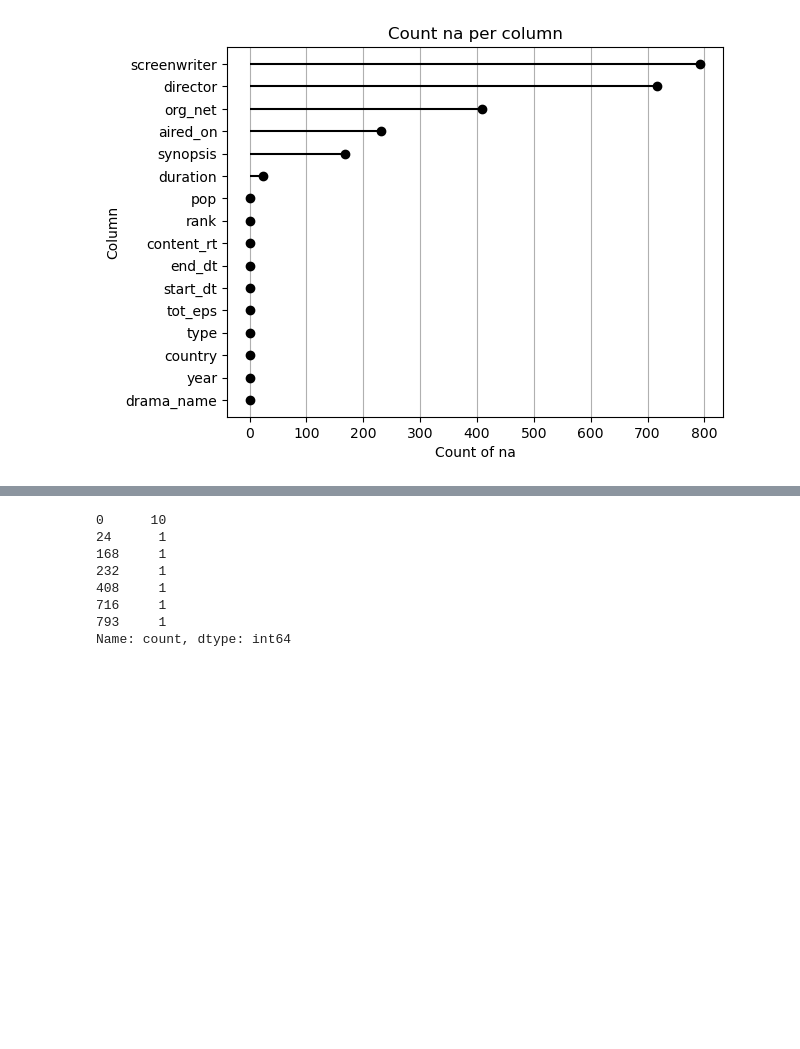
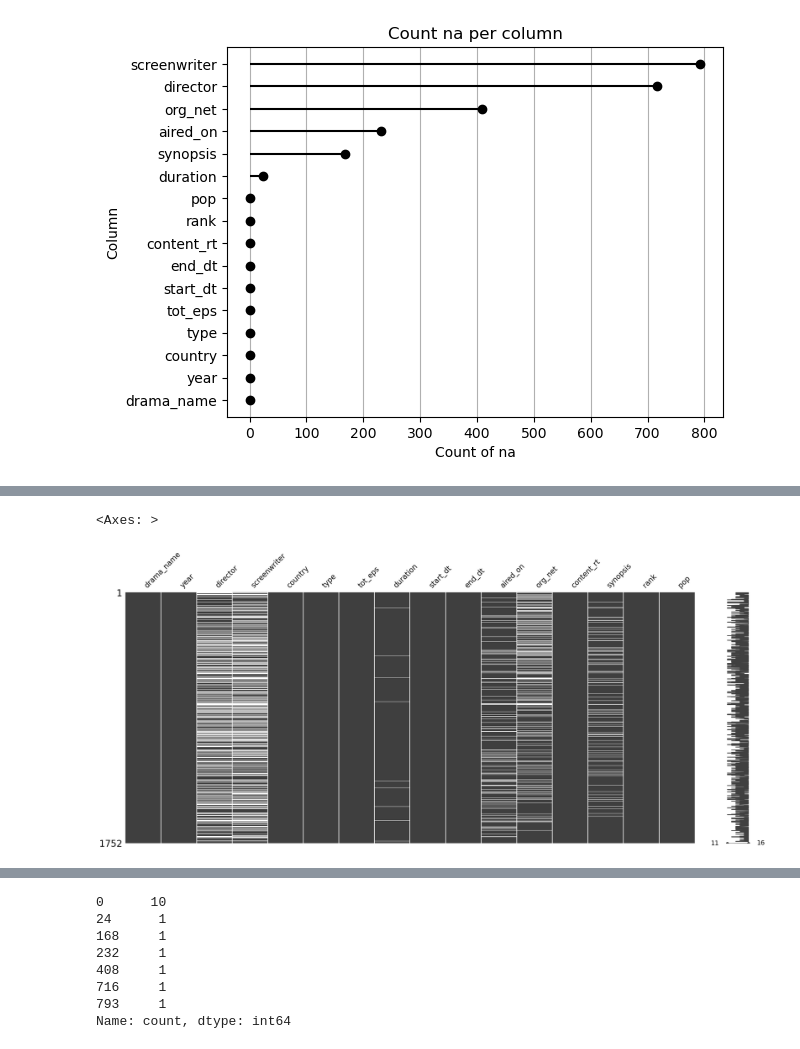
Before and after one commit to gfranciscoerazom/analysis-k-dramas, a Jupyter notebook: jupyternotebook/korean_drama.ipynb, the cells around one changed output, grey strips where cells are left out. Saved outputs shown, nothing was run; the diff lists cells and outputs as text; code cells hidden in the pictures; blank space fills up the shorter version.

```diff
--- a/jupyternotebook/korean_drama.ipynb
+++ b/jupyternotebook/korean_drama.ipynb
@@ -188,0 +195,5 @@ k_dramas.missing_data.plot_of_na_count_per_column()
+# %%
+msno.matrix(df=k_dramas)
+# %% [output]
+<Axes: >
+[figure, added]
```
Also changed, not shown: parts of 4 cells of this notebook, 1 other file.
